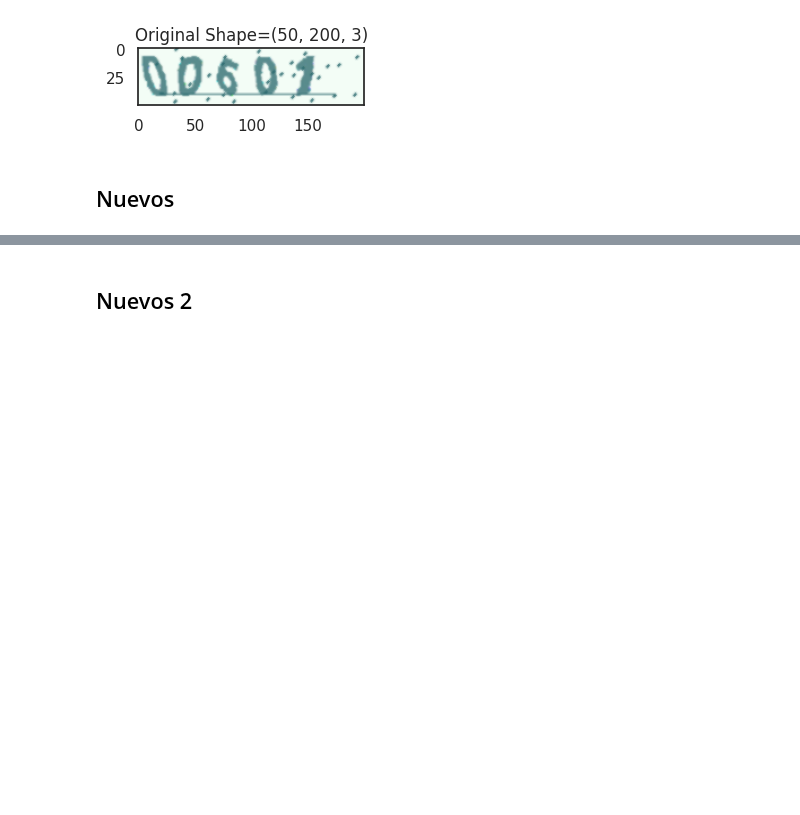
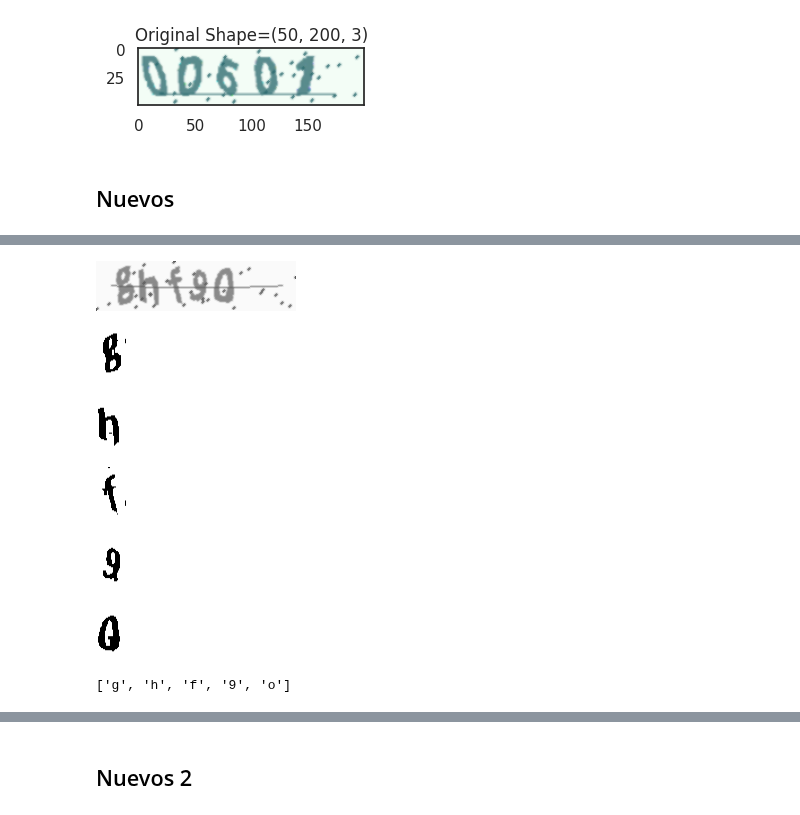
Before and after one commit to cabamarcos/Captcha_recognition, a Jupyter notebook: solofaltantes.ipynb, the cells around one changed output, grey strips where cells are left out. Drawn from its saved outputs; the diff is of its cells as text; code cells hidden in the pictures; blank space fills up the shorter version.

```diff
--- a/solofaltantes.ipynb
+++ b/solofaltantes.ipynb
@@ -525,6 +525,7 @@ def captcha(img,p):
         return 1
     return 0
 # %%
+image_folder = Path('/content/Test/')
 images = list(image_folder.glob("*.png")) + list(image_folder.glob("*.jpg"))
 t=0
 for i in images:
@@ -609,0 +670,10 @@ plt.show()
+# %%
+# Convertir las listas en arrays de numpy
+x = np.array(imagenes)
+y = np.array(labels)
+
+# Expandir las dimensiones de 'x' para que coincida con el formato esperado por el modelo
+x_expanded = np.expand_dims(x, axis=-1)
+
+print("Forma actual de x:", x.shape)
+print("Longitud de las etiquetas:", len(labels))
@@ -609,0 +683,7 @@ plt.show()
+# %%
+# Obtener las predicciones del modelo
+predicciones = model.predict(x_expanded)
+
+# Imprimir las predicciones
+for i, prediccion in enumerate(predicciones):
+    print(f"Predicción para la etiqueta {y[i]}: {prediccion}")
@@ -609,0 +751,51 @@ plt.show()
+# %%
+import cv2
+from google.colab.patches import cv2_imshow
+import os
+
+# Ruta de la imagen "erosion"
+ruta_imagen = "Nuevos/ghf9o.png"
+
+im = cv2.imread(str('Nuevos/ghf9o.png'), 0)
+cv2_imshow(im)
+threshold = cv2.adaptiveThreshold(im, 255, cv2.ADAPTIVE_THRESH_GAUSSIAN_C, cv2.THRESH_BINARY, 199, 5)
+erosion = cv2.dilate(threshold, kernel, iterations=2)
+
+# Lista para almacenar las imágenes divididas
+imagenes = []
+# Lista para almacenar las etiquetas
+labels = []
+
+# Divide la imagen en las partes especificadas y redimensiona
+divisiones = [(13, 43), (40, 70), (65, 95), (87, 117), (115, 145)]
+
+# Obtiene el nombre sin extensión
+nombre_sin_extension = os.path.splitext(os.path.basename(ruta_imagen))[0]
+
+for i, (start, end) in enumerate(divisiones):
+    # Divide la imagen
+    parte = erosion[:, start:end]
+
+    # Redimensiona a 54x30
+    parte_redimensionada = cv2.resize(parte, (30, 54))
+
+    # Agrega la parte redimensionada a la lista de imágenes
+    imagenes.append(parte_redimensionada)
+
+    # Obtiene la etiqueta correspondiente al índice i del nombre sin extensión
+    etiqueta = nombre_sin_extension[i]
+    labels.append(etiqueta)
+
+# Verifica las imágenes y etiquetas
+for i, img in enumerate(imagenes):
+    cv2_imshow(img)
+
+print(labels)
+# %% [output]
+[figure, added]
+[figure, added]
+[figure, added]
+[figure, added]
+[figure, added]
+[figure, added]
+['g', 'h', 'f', '9', 'o']
```
Also changed, not shown: parts of 29 cells of this notebook.
